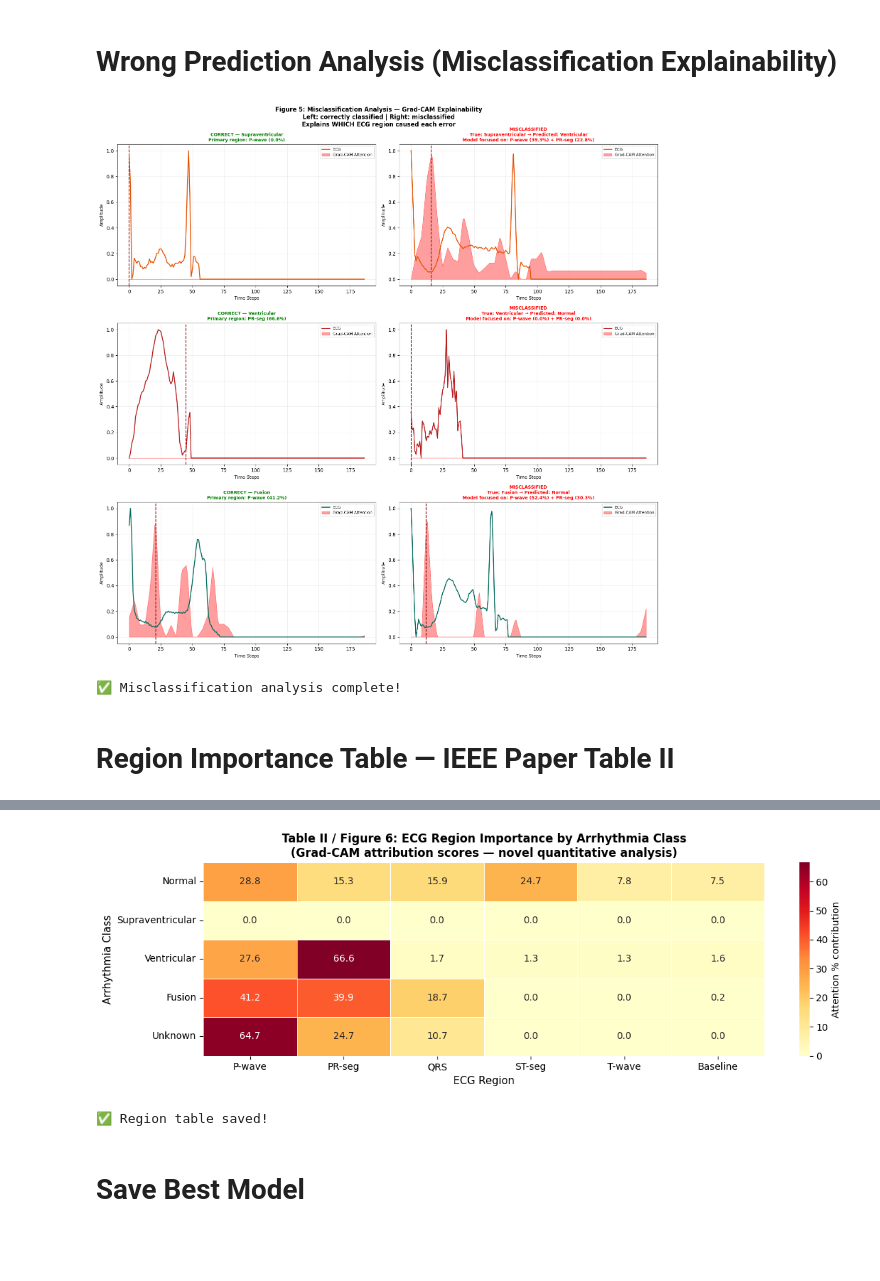
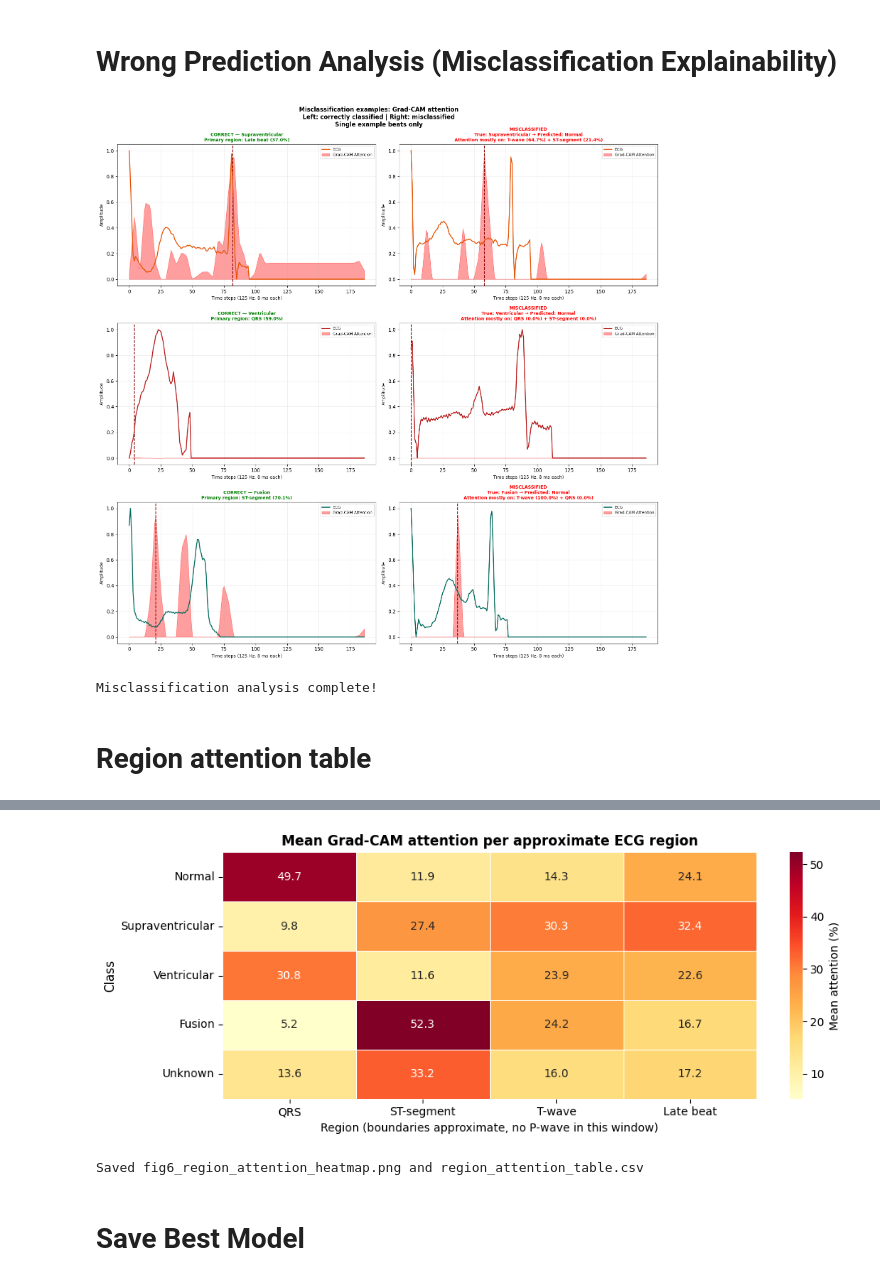
Before and after one commit to asyedamaar-ops/Explainable-Deep-Learning-Based-Predictive-Modelling-for-Early-Detection-of-Cardiac-Arrhythmias, a Jupyter notebook: explainable-deep-learning-based-predictive-modelli.ipynb, the cells around one changed output, grey strips where cells are left out. Drawn from its saved outputs; the diff is of its cells as text; code cells hidden in the pictures; blank space fills up the shorter version.

```diff
--- a/explainable-deep-learning-based-predictive-modelli.ipynb
+++ b/explainable-deep-learning-based-predictive-modelli.ipynb
@@ -373,7 +366,7 @@ def get_scores(y_true, y_pred):
 def clinical_score(y_true, y_pred):
     """
     Clinical-priority weighted score.
-    Weight rationale (for IEEE paper justification):
+    Weight rationale :
       Ventricular (50%): can cause sudden cardiac arrest — highest stakes
       SVT (30%):         requires immediate antiarrhythmic intervention
       Fusion (15%):      mixed morphology, clinically significant
@@ -829,4 +818,4 @@ Restoring model weights from the end of the best epoch: 52.
 # %%
 y_pred_proposed = evaluate_model(proposed_model, X_test, y_test,
-                                  'DenseNet + Multi-Scale Attention (Proposed)', 'Purples')
+                                  'DenseNet + Multi-Scale Attention ', 'Purples')
 # %% [output]
@@ -1341,20 +1312,19 @@ Unknown                   64.7%      24.7%      10.7%       0.0%       0.0%
 # **Wrong Prediction Analysis (Misclassification Explainability)**
 # %%
 # ──────────────────────────────────────────────────────────────
-# MISCLASSIFICATION ANALYSIS — Figure 5 in the IEEE paper
+# MISCLASSIFICATION ANALYSIS
 #
 # For each clinically critical class (SVT, Ventricular, Fusion),
 # we show a correct vs misclassified sample side-by-side.
 # The Grad-CAM heatmap reveals WHICH ECG region caused the error.
 #
-# This is a key novel contribution: existing work shows confusion
-# matrices, but does not explain WHY specific beats are misclassified.
+# These are single example beats, so treat them as illustrations, not statistics.
 # ──────────────────────────────────────────────────────────────
 fig, axes = plt.subplots(3, 2, figsize=(16, 16))
 fig.suptitle(
-    'Figure 5: Misclassification Analysis — Grad-CAM Explainability\n'
+    'Misclassification examples: Grad-CAM attention\n'
     'Left: correctly classified | Right: misclassified\n'
-    'Explains WHICH ECG region caused each error',
+    'Single example beats only',
     fontsize=12, fontweight='bold'
 )
 
@@ -1387,7 +1357,7 @@ for row, (class_idx, color) in enumerate(zip(target_classes, wrong_colors)):
         ax = axes[row][col]
 
         hmap, _  = grad_cam_1d(best_model, signal, class_idx)
-        rim      = region_importance(hmap)
+        rim      = region_importance(hmap, signal)
         top      = max(rim, key=rim.get)
         second   = sorted(rim, key=rim.get, reverse=True)[1]
 
@@ -1406,7 +1376,7 @@ for row, (class_idx, color) in enumerate(zip(target_classes, wrong_colors)):
             ax.set_title(
                 f'MISCLASSIFIED\n'
                 f'True: {CLASS_NAMES[class_idx]} → Predicted: {CLASS_NAMES[pred_class]}\n'
-                f'Model focused on: {top} ({rim[top]:.1f}%) + {second} ({rim[second]:.1f}%)',
+                f'Attention mostly on: {top} ({rim[top]:.1f}%) + {second} ({rim[second]:.1f}%)',
                 fontsize=9, fontweight='bold', color='red'
             )
         else:
@@ -1416,7 +1386,7 @@ for row, (class_idx, color) in enumerate(zip(target_classes, wrong_colors)):
                 fontsize=9, fontweight='bold', color='green'
             )
 
-        ax.set_xlabel('Time Steps', fontsize=9)
+        ax.set_xlabel('Time steps (125 Hz, 8 ms each)', fontsize=9)
         ax.set_ylabel('Amplitude', fontsize=9)
         ax.legend(fontsize=8)
         ax.grid(alpha=0.2)
@@ -1426,48 +1396,34 @@ plt.savefig('fig5_misclassification_analysis.png', dpi=300, bbox_inches='tight')
 plt.show()
 print('Misclassification analysis complete!')
 # %% [output]
-[figure, old version]
+[figure, new version]
-✅ Misclassification analysis complete!
+Misclassification analysis complete!
 # %% [markdown]
-# **Region Importance Table — IEEE Paper Table II**
+# **Region attention table**
 # %%
 # ──────────────────────────────────────────────────────────────
-# IEEE TABLE II: ECG REGION IMPORTANCE
-#
-# This table is the paper's primary novel quantitative result.
-# It answers: 'Which part of the ECG is each arrhythmia class
-# primarily identified by, according to the model?'
-#
-# Medical validation:
-# - Normal:            Baseline and T-wave should dominate (regular rhythm)
-# - Ventricular:       QRS should dominate (wide, abnormal QRS complex)
-# - Supraventricular:  P-wave/PR-seg should dominate (abnormal P morphology)
-# - Fusion:            Both QRS and P-wave (mixed origin beat)
-# If the table disagrees with clinical knowledge, that itself is
-# a finding worth reporting.
+# REGION ATTENTION TABLE
+# Mean Grad-CAM attention (%) per approximate ECG region, averaged over
+# correctly classified test beats. Descriptive only: it shows where the model
+# looks, it does not prove the model uses clinically correct features.
 # ──────────────────────────────────────────────────────────────
 if region_table:
     df_regions = pd.DataFrame(region_table).T
-    df_regions.index.name = 'Arrhythmia Class'
+    df_regions.index.name = 'Class'
 
-    # Highlight the dominant region per class
-    print('\n=== TABLE II: ECG REGION IMPORTANCE SCORES (%) — NOVEL CONTRIBUTION ===')
-    print(df_regions.to_string(float_format='{:.1f}%'.format))
+    print('\n=== MEAN GRAD-CAM ATTENTION PER REGION (%) ===')
+    print(df_regions.to_string(float_format='{:.1f}'.format))
+    print('\nBeats used (non-empty heatmap / correct beats found):', n_used)
 
-    # Visual heatmap of the table (suitable as a figure in the paper)
-    fig, ax = plt.subplots(figsize=(12, 4))
+    fig, ax = plt.subplots(figsize=(10, 4))
     sns.heatmap(df_regions, annot=True, fmt='.1f', cmap='YlOrRd',
-                cbar_kws={'label': 'Attention % contribution'},
-                linewidths=0.5, ax=ax)
-    ax.set_title(
-        'Table II / Figure 6: ECG Region Importance by Arrhythmia Class\n'
-        '(Grad-CAM attribution scores — novel quantitative analysis)',
-        fontweight='bold', fontsize=12
-    )
-    ax.set_ylabel('Arrhythmia Class', fontsize=11)
-    ax.set_xlabel('ECG Region', fontsize=11)
+                cbar_kws={'label': 'Mean attention (%)'}, linewidths=0.5, ax=ax)
+    ax.set_title('Mean Grad-CAM attention per approximate ECG region', fontweight='bold', fontsize=12)
+    ax.set_ylabel('Class', fontsize=11)
+    ax.set_xlabel('Region (boundaries approximate, no P-wave in this window)', fontsize=10)
     plt.tight_layout()
-    plt.savefig('fig6_region_importance_heatmap.png', dpi=300, bbox_inches='tight')
+    plt.savefig('fig6_region_attention_heatmap.png', dpi=300, bbox_inches='tight')
     plt.show()
-    print('\n Region table saved!')
+    df_regions.to_csv('region_attention_table.csv')
+    print('Saved fig6_region_attention_heatmap.png and region_attention_table.csv')
 # %% [output]
@@ -1482,5 +1440,5 @@ Unknown            64.7%   24.7% 10.7%    0.0%    0.0%      0.0%
-[figure, old version]
+[figure, new version]
-✅ Region table saved!
+Saved fig6_region_attention_heatmap.png and region_attention_table.csv
 # %% [markdown]
 # **Save Best Model**
 # %%
```
Also changed, not shown: parts of 30 cells of this notebook, 1 other file.
